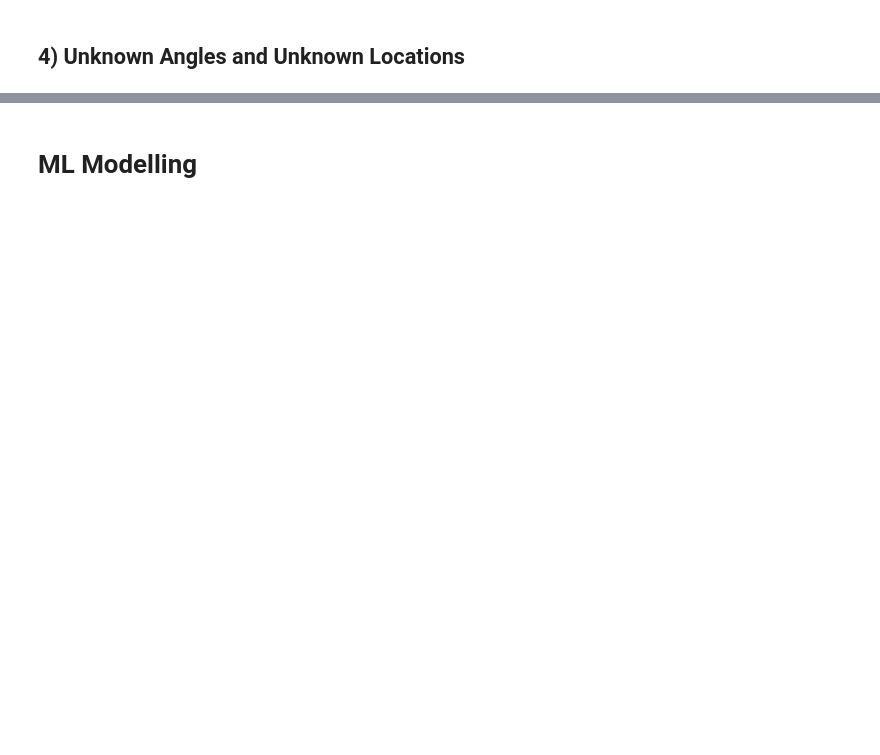
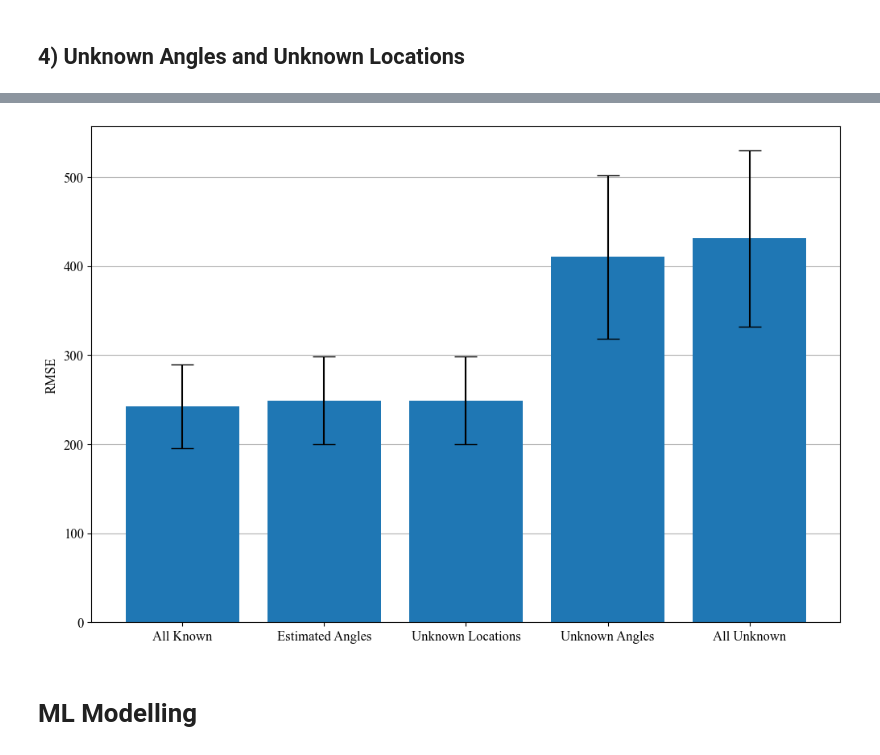
Before and after one commit to nikohou/pv-data-utility-suite, a Jupyter notebook: notebooks/generalizer.ipynb, the cells around one changed output, grey strips where cells are left out. Drawn from its saved outputs; the diff is of its cells as text; code cells hidden in the pictures; blank space fills up the shorter version.

```diff
--- a/notebooks/generalizer.ipynb
+++ b/notebooks/generalizer.ipynb
@@ -296,3 +266,12 @@ plt.bar(["real"], mean_2, 0.5, yerr=std_2)
+# %%
+r2_mean_2, rmse_mean_2 = zip(*means_2)
+r2_std_2, rmse_std_2 = zip(*stds_2)
+rmse_mean_2 = np.mean(rmse_mean_2)
+rmse_std_2 = np.mean(rmse_std_2) / 3
+r2_mean_2 = np.mean(r2_mean_2)
+r2_std_2 = np.mean(r2_std_2) / 3
+rmse_d["Unknown Angles"] = (rmse_mean_2, rmse_std_2)
+r2_d["Unknown Angles"] = (r2_mean_2, r2_std_2)
 # %% [markdown]
 ## 3) Known Angles but average location
 # %%
@@ -314,2 +286,23 @@ plt.bar(["real"], mean_3_rmse, 0.5, yerr=std_3_rmse)
 # %% [markdown]
 ## 4) Unknown Angles and Unknown Locations
+# %%
+df_meta_data_all_unknown = df_meta_data
+df_meta_data_all_unknown[["latitude", "longitude"]] = round(df_meta_data_all_unknown.mean(axis = 0)[["latitude", "longitude"]]) #grabbing a mean location for the whole customer area
+
+means_4, stds_4 = random_angle_init(df_meta_data_all_unknown, iters = 10)
+# %%
+r2_mean_4, rmse_mean_4 = zip(*means_4)
+r2_std_4, rmse_std_4 = zip(*stds_4)
+rmse_mean_4 = np.mean(rmse_mean_4)
+rmse_std_4 = np.mean(rmse_std_4) / 3
+r2_mean_4 = np.mean(r2_mean_4)
+r2_std_4 = np.mean(r2_std_4) / 3
+rmse_d["All Unknown"] = (rmse_mean_4, rmse_std_4)
+r2_d["All Unknown"] = (r2_mean_4, r2_std_4)
+# %%
+today = datetime.datetime.today().strftime(format = "%d-%m-%y")
+df_plot_rmse = make_df_plot_from_stats(rmse_d).sort_values(by="mean")
+df_plot_rmse.to_csv("../../../Results/Table_Raw/physical_rmse_{}.csv".format(today))
+
+df_plot_r2 = make_df_plot_from_stats(r2_d)
+df_plot_r2.to_csv("../../../Results/Table_Raw/physical_r2_{}.csv".format(today))
@@ -316,2 +318,18 @@ plt.bar(["real"], mean_3_rmse, 0.5, yerr=std_3_rmse)
+# %%
+def acc_bar_plot(df_plot: pd.DataFrame, acc_name: str):
+
+    plt.rcParams["font.family"] = "Times New Roman"
+    plt.rcParams.update({'font.size': 12})
+    fig, ax = plt.subplots(figsize = (12,8))
+    ax.set_axisbelow(True)
+    ax.grid(axis = "y")
+    ax.bar(x = df_plot.index, height = df_plot["mean"].values, yerr =df_plot["std"].values, capsize = 10)
+    ax.set_ylabel(acc_name)
+
+
+
+acc_bar_plot(df_plot_rmse, "RMSE")
+# %% [output]
+[figure, added]
 # %% [markdown]
 # ML Modelling
```
Also changed, not shown: parts of 20 cells of this notebook, 1 other file.
